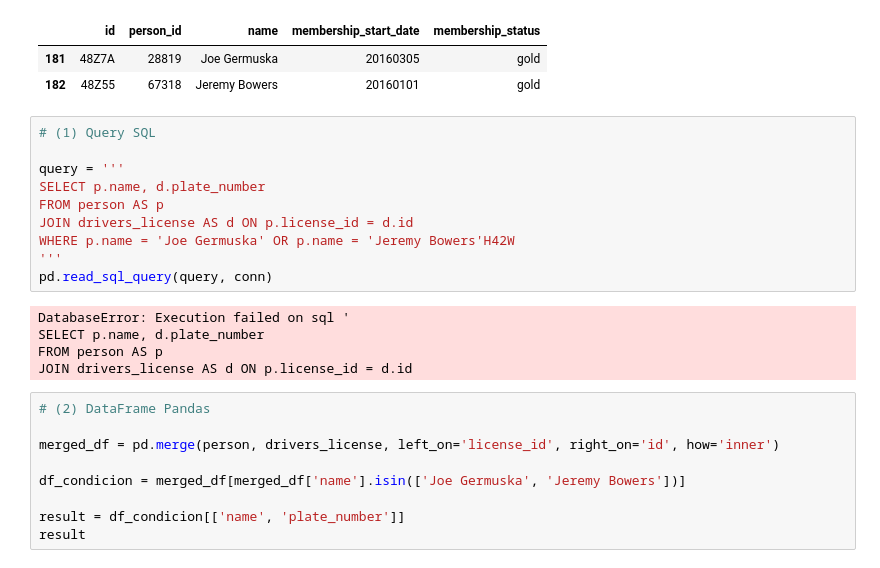
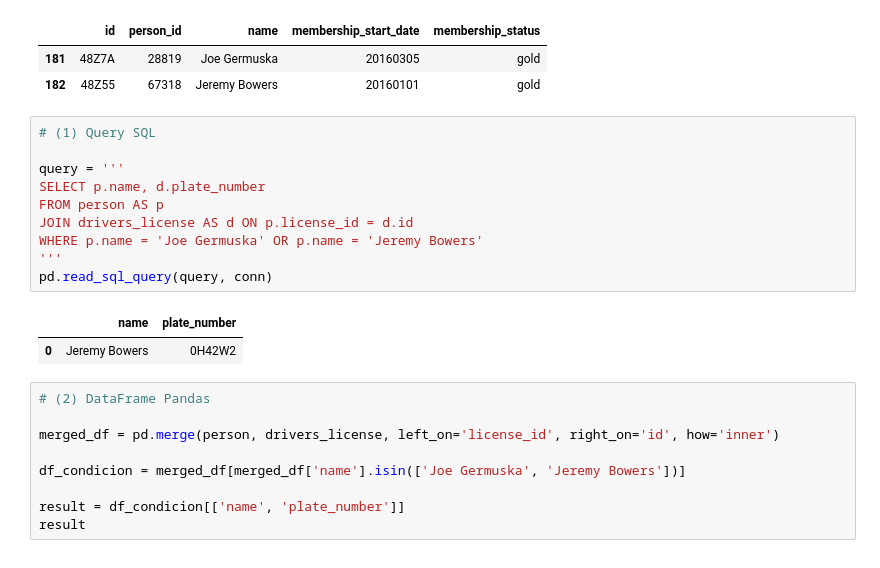
Before and after one commit to apvwbm/Team-Challenge---Team-Miss-Marple, a Jupyter notebook: practica_1/sql_murder_updateJY.ipynb, the cells around one changed output. Cells and saved outputs as stored; diff of their text form.

```diff
--- a/practica_1/sql_murder_updateJY.ipynb
+++ b/practica_1/sql_murder_updateJY.ipynb
@@ -227,18 +227,16 @@ condicion
 # %%
 # (1) Query SQL
 
 query = '''
 SELECT p.name, d.plate_number
 FROM person AS p
 JOIN drivers_license AS d ON p.license_id = d.id
-WHERE p.name = 'Joe Germuska' OR p.name = 'Jeremy Bowers'H42W
+WHERE p.name = 'Joe Germuska' OR p.name = 'Jeremy Bowers'
 '''
 pd.read_sql_query(query, conn)
 # %% [output]
-DatabaseError: Execution failed on sql '
-SELECT p.name, d.plate_number
-FROM person AS p
-JOIN drivers_license AS d ON p.license_id = d.id
+|  | name | plate_number |
+| 0 | Jeremy Bowers | 0H42W2 |
 # %%
 # (2) DataFrame Pandas
 
```
Also changed, not shown: parts of 2 cells of this notebook.
